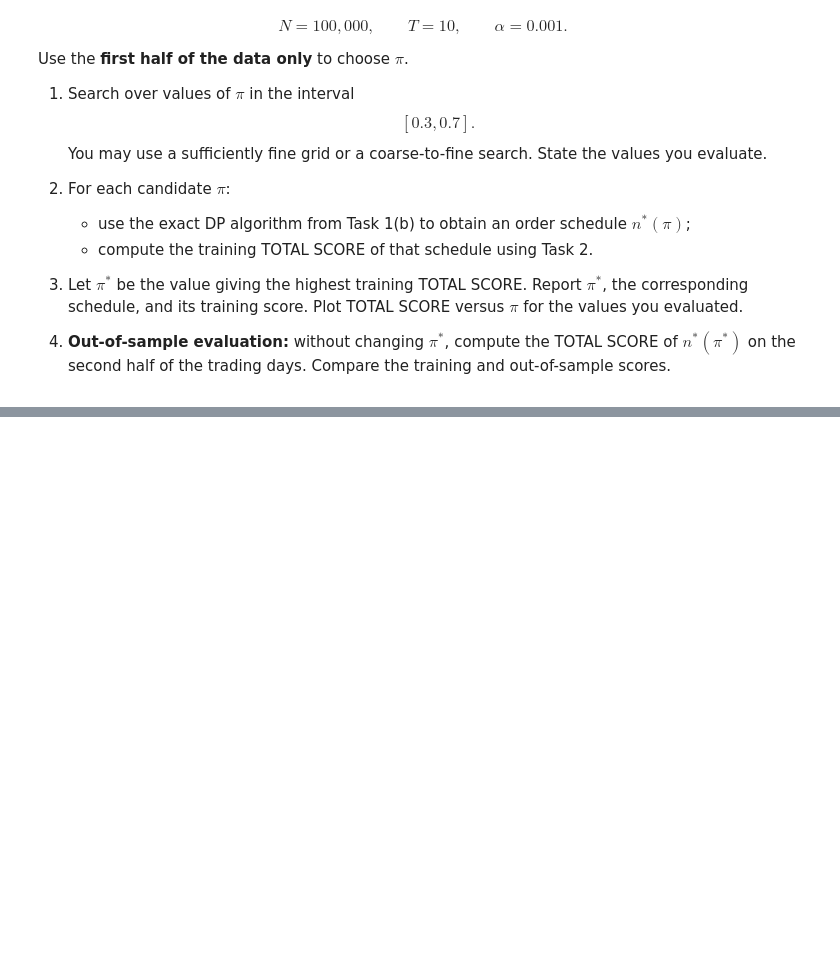
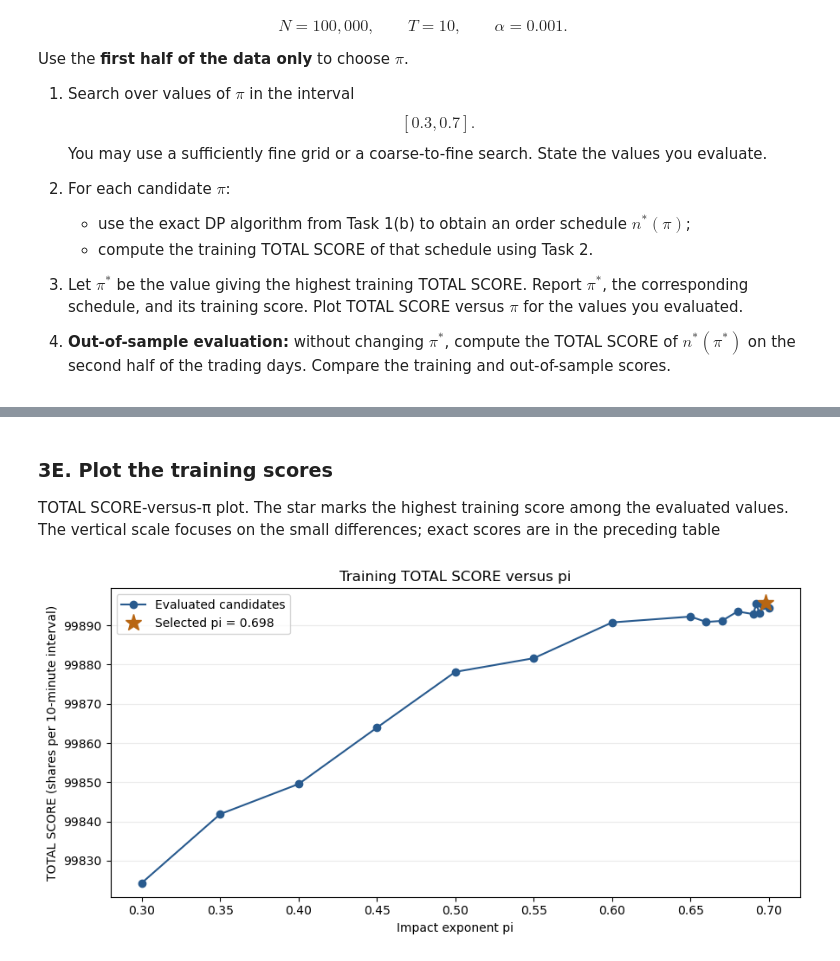
Before and after one commit to oliviahuang321/ApplicationsFE1, a Jupyter notebook: Project_1_file.ipynb, the cells around one changed output, grey strips where cells are left out. Cells and saved outputs as stored; diff of their text form; code cells hidden in the pictures; blank space fills up the shorter version.

Commit message:
Add files via upload
Need part 2 data to complete, but code is ready for analysis

```diff
--- a/Project_1_file.ipynb
+++ b/Project_1_file.ipynb
@@ -236,0 +738,22 @@ You may use a sufficiently fine grid or a coarse-to-fine search. State the value
+# %%
+#Use NumPy to compare all minute volumes with the corresponding orders at once
+#sum across each interval, then average those sums to get TOTAL SCORE
+#implement Task 2's score with NumPy array operations
+def p3_score(schedule, interval_volumes):
+    #sum min(order, volume) within each interval
+    interval_scores = np.minimum(interval_volumes, schedule).sum(axis=1)
+    #average the interval scores
+    return float(interval_scores.mean())
+
+### These three assignments are the connection to Part 2. ###
+### Keep the current values until your teammate provides arrays and function ###
+
+# CONNECT PART 2: replace the right side with training array when ready
+p3_train = p3_csv_train
+# CONNECT PART 2: replace the right side with test array if available
+p3_test = p3_csv_test
+# CONNECT PART 2: replace the right side with scoring function when ready
+p3_total_score = p3_score
+#check the training split and order
+assert np.array_equal(p3_train, p3_csv_train), "Part 2 training data differ."
+assert np.array_equal(p3_test, p3_csv_test), "Part 2 test data differ."
@@ -236,0 +927,23 @@ You may use a sufficiently fine grid or a coarse-to-fine search. State the value
+# %% [markdown]
+### 3E. Plot the training scores
+
+TOTAL SCORE-versus-π plot. The star marks the highest training score among the evaluated values. The vertical scale focuses on the small differences; exact scores are in the preceding table
+# %%
+#plot the training scores used to choose π
+#the star identifies the selected value among the tested candidates
+
+plt.figure(figsize=(9, 4.5))
+#plot training scores
+plt.plot(p3_results["pi"], p3_results["training_score"], "o-", color="#285A8E", label="Evaluated candidates")
+#mark selected value
+plt.plot(p3_best_pi, p3_best_score, "*", color="#B86613", markersize=14, label=f"Selected pi = {p3_best_pi:.3f}")
+plt.xlabel("Impact exponent pi")
+plt.ylabel("TOTAL SCORE (shares per 10-minute interval)")
+plt.title("Training TOTAL SCORE versus pi")
+#compare nearby score values
+plt.grid(axis="y", alpha=0.25)
+plt.legend()
+plt.tight_layout()
+plt.show()
+# %% [output]
+[figure, added]
```
Also changed, not shown: parts of 28 cells of this notebook.
